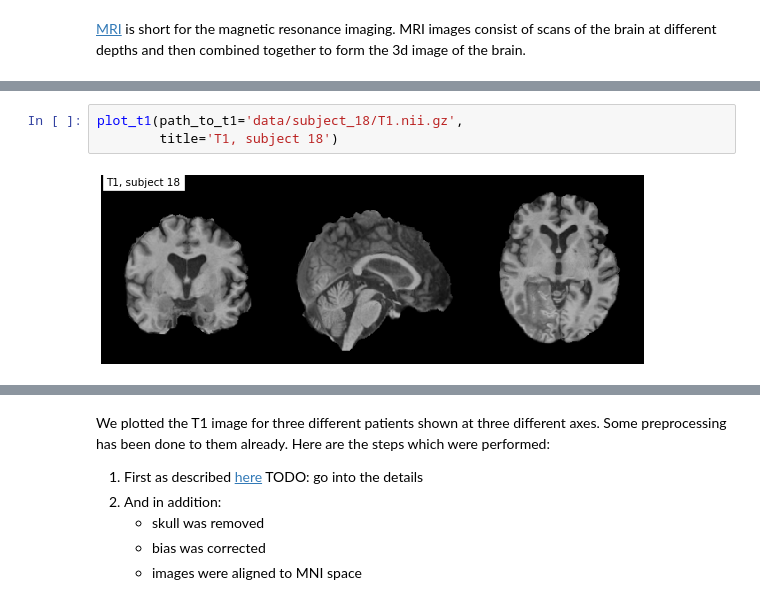
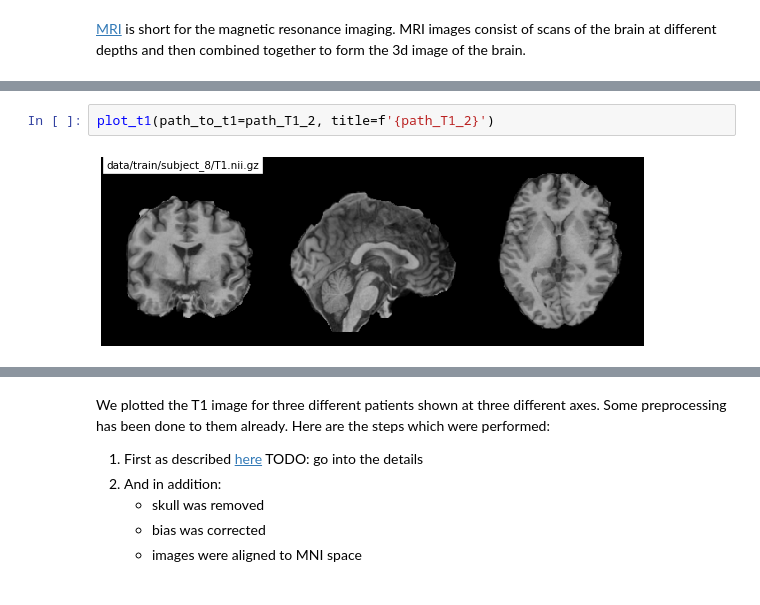
Before and after one commit to ramp-kits/stroke_lesions, a Jupyter notebook: stroke_starting_kit.ipynb, the cells around one changed output, grey strips where cells are left out. Cells and saved outputs as stored; diff of their text form.

```diff
--- a/stroke_starting_kit.ipynb
+++ b/stroke_starting_kit.ipynb
@@ -129,5 +138,4 @@ plot_t1(path_to_t1='data/subject_8/T1.nii.gz',
-# %%
-plot_t1(path_to_t1='data/subject_18/T1.nii.gz',
-        title='T1, subject 18')
-# %% [output]
-[figure, removed]
+# %%
+plot_t1(path_to_t1=path_T1_2, title=f'{path_T1_2}')
+# %% [output]
+[figure, added]
```
Also changed, not shown: parts of 26 cells of this notebook.
